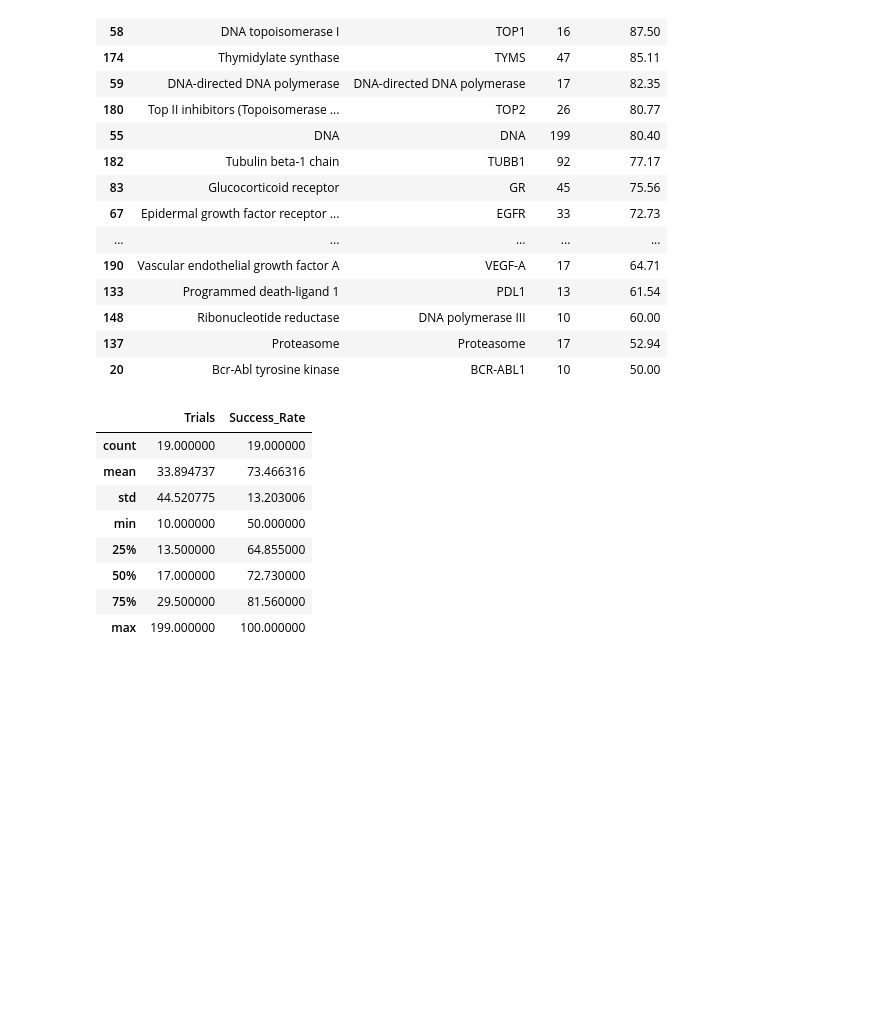
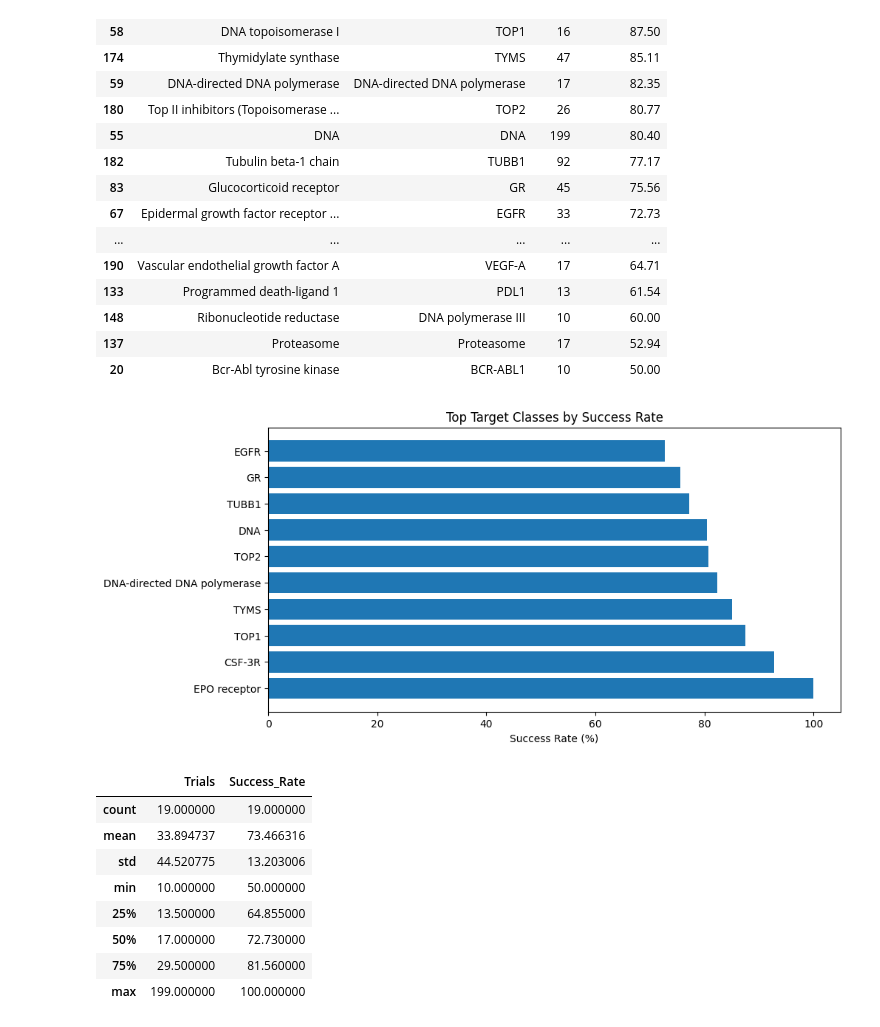
Before and after one commit to shrayadas/Shraya-Das-DataEngineer-Assignment-i3, a Jupyter notebook: Part_1_and_2.ipynb, the cells around one changed output. Saved outputs shown, nothing was run; the diff lists cells and outputs as text; code cells hidden in the pictures; blank space fills up the shorter version.

```diff
--- a/Part_1_and_2.ipynb
+++ b/Part_1_and_2.ipynb
@@ -2381,3 +2477,26 @@ target_success_rate
 # However, these success rates represent trial completion success
 # and should not be interpreted as evidence of target efficacy or
 # clinical benefit.
+# %%
+top_targets = (
+    target_success_rate
+    .sort_values(
+        by='Success_Rate',
+        ascending=False
+    )
+    .head(10)
+)
+
+plt.figure(figsize=(10,5))
+
+plt.barh(
+    top_targets['target_abbreviation'],
+    top_targets['Success_Rate']
+)
+
+plt.title("Top Target Classes by Success Rate")
+plt.xlabel("Success Rate (%)")
+
+plt.show()
+# %% [output]
+[figure, added]
```
Also changed, not shown: parts of 5 cells of this notebook.
